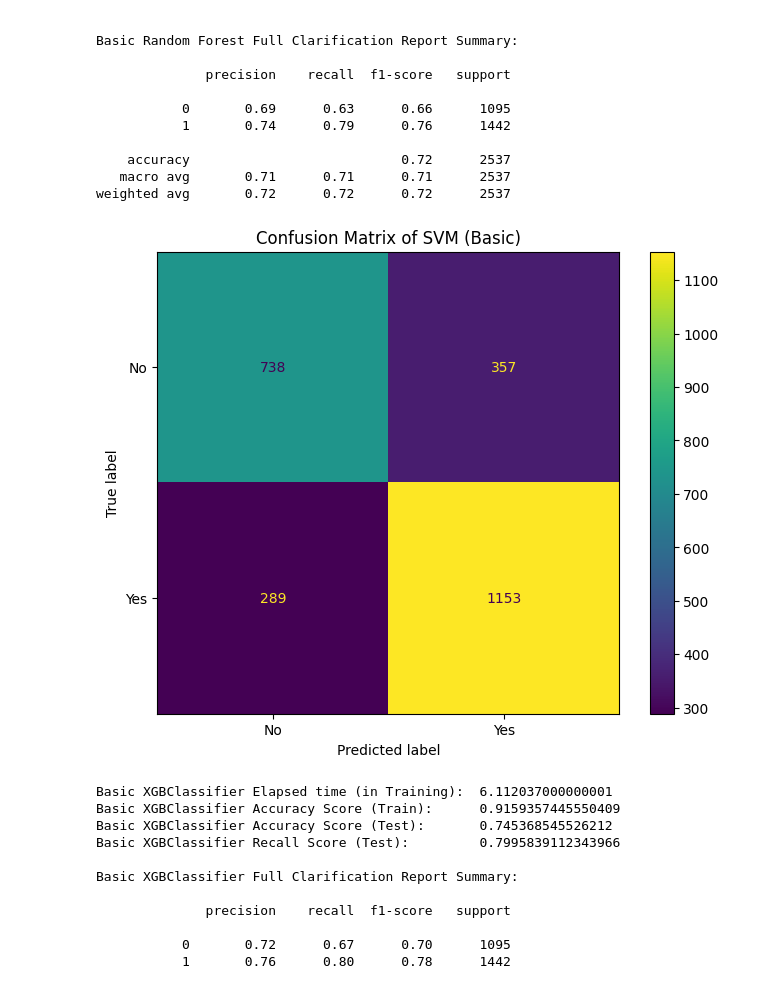
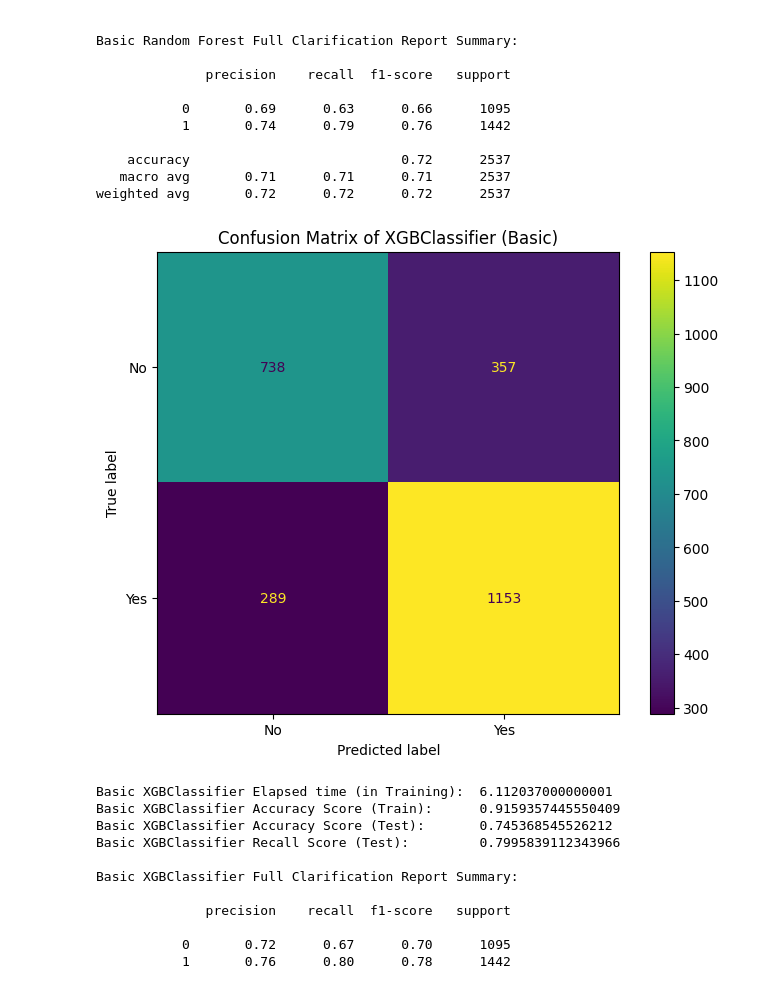
Before and after one commit to jasonszz/MLAI-2023, a Jupyter notebook: Module_20_Capstone_Project_Initial_Report_and_EDA/Module_20_Capstone_Project_Initial_Report_and_EDA_JasonSU_v2_Final.ipynb, the cells around one changed output. Drawn from its saved outputs; the diff is of its cells as text; code cells hidden in the pictures.

```diff
--- a/Module_20_Capstone_Project_Initial_Report_and_EDA/Module_20_Capstone_Project_Initial_Report_and_EDA_JasonSU_v2_Final.ipynb
+++ b/Module_20_Capstone_Project_Initial_Report_and_EDA/Module_20_Capstone_Project_Initial_Report_and_EDA_JasonSU_v2_Final.ipynb
@@ -880,14 +880,14 @@ xgb_basic_CPU_run_time = xgb_basic_end - xgb_basic_start
 # %%
 # Create Confusion Matrix for results display
 
 fig, ax = plt.subplots(figsize = (8, 6))
 ConfusionMatrixDisplay.from_estimator(xgb_basic_pipe, X_test, y_test, ax = ax, display_labels = ['No', 'Yes'])
-plt.title('Confusion Matrix of SVM (Basic)')
+plt.title('Confusion Matrix of XGBClassifier (Basic)')
 
 # Save a copy of plot image
-plt.savefig('images/Confusion Matrix of SVM (Basic).png')
+plt.savefig('images/Confusion Matrix of XGBClassifier (Basic).png')
 # %% [output]
-[figure, old version]
+[figure, new version]
 # %%
 # Generate summary report
 
```
Also changed, not shown: parts of 1 cell of this notebook, 1 other file.
